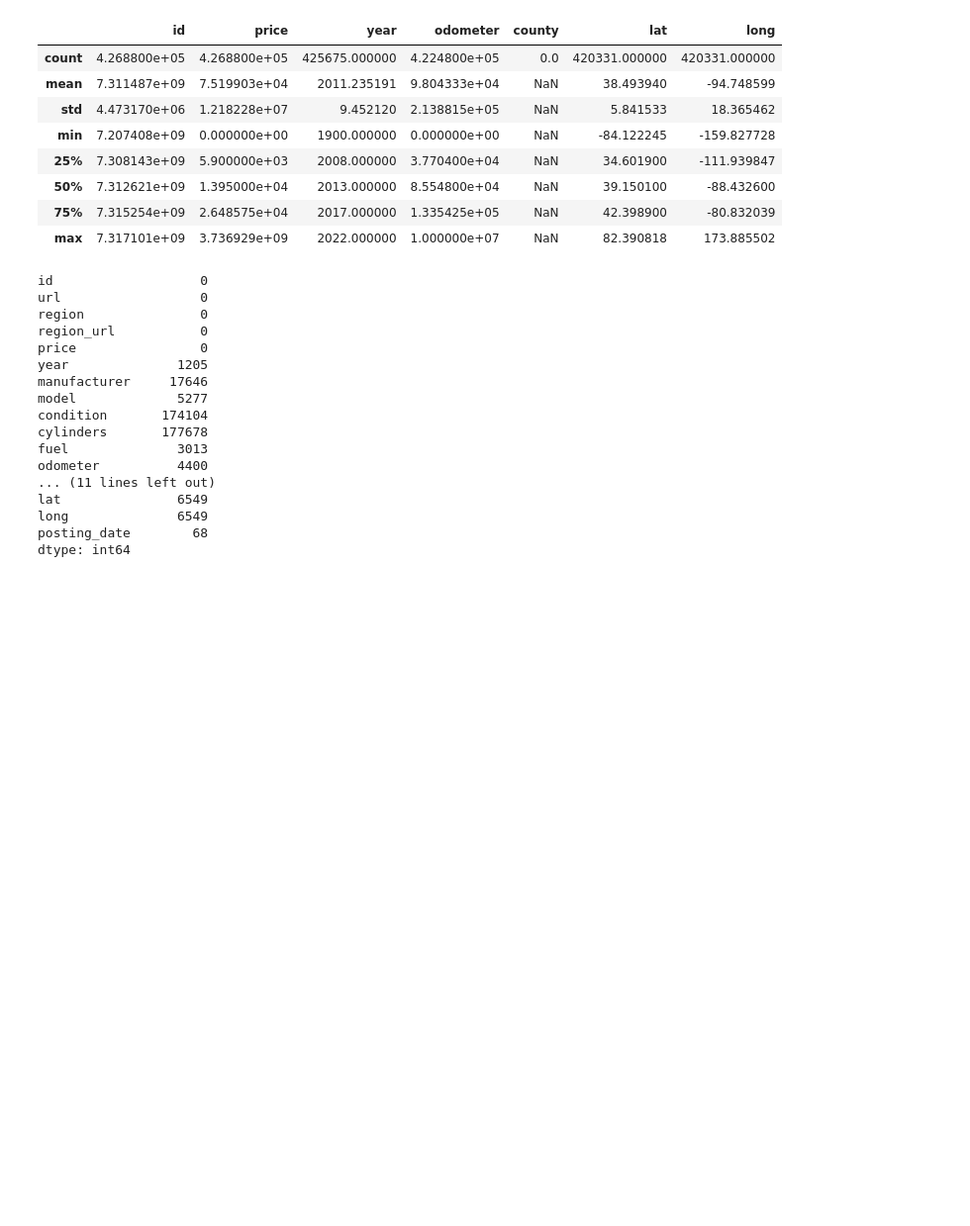
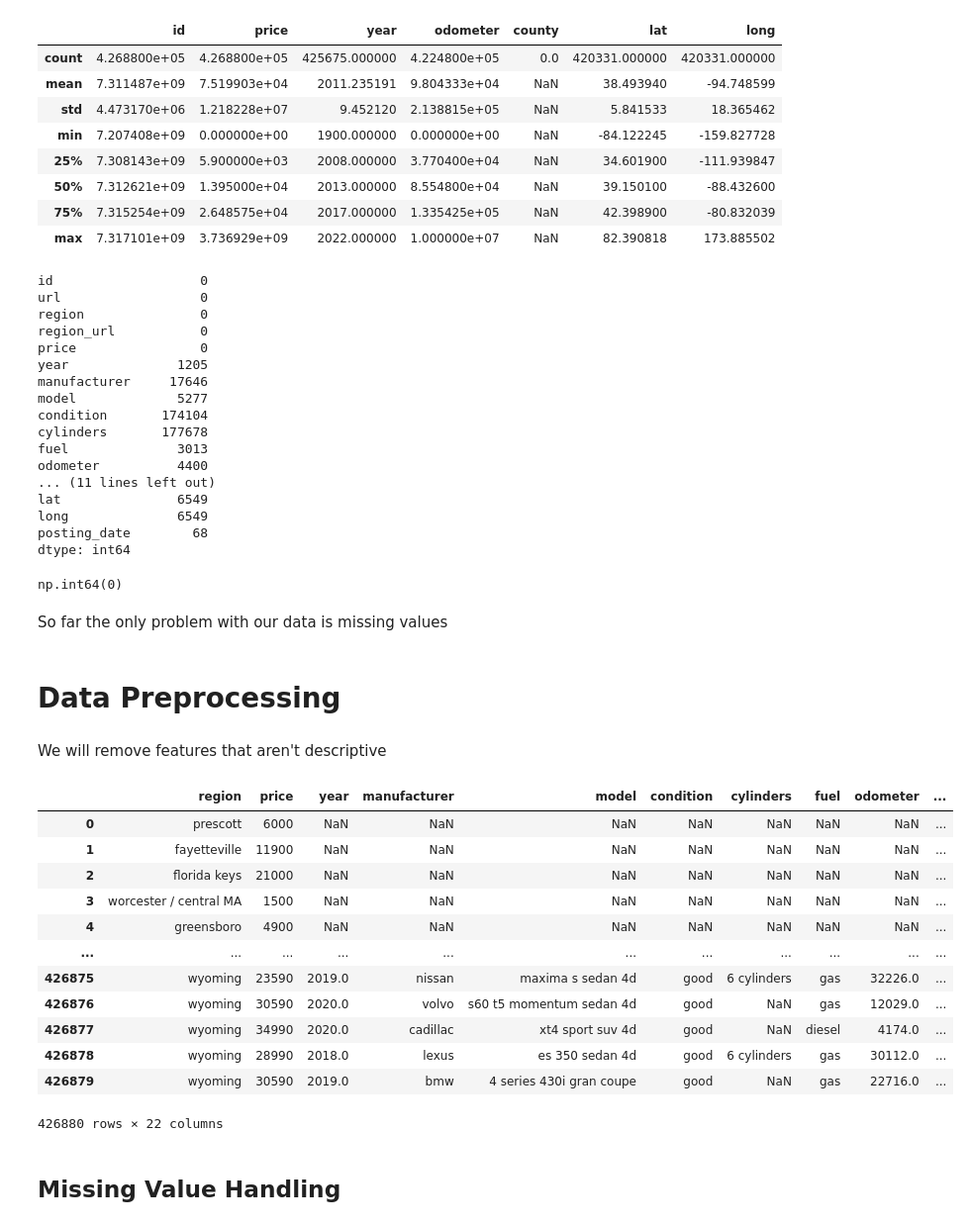
Before and after one commit to RandyTunru/Used-Cars-Exploratory-Analysis-and-Modelling, a Jupyter notebook: index.ipynb, the cells around one changed output. Shown: that part at 99% size. Cells and saved outputs as stored; diff of their text form; code cells hidden in the pictures; blank space fills up the shorter version.

```diff
--- a/index.ipynb
+++ b/index.ipynb
@@ -98,3 +100,34 @@ lat               6549
 long              6549
 posting_date        68
 dtype: int64
+# %%
+vehicles_dataset.duplicated().sum()
+# %% [output]
+np.int64(0)
+# %% [markdown]
+So far the only problem with our data is missing values
+# %% [markdown]
+# Data Preprocessing
+# %% [markdown]
+We will remove features that aren't descriptive
+# %%
+excluded_columns = ["id", "region_url", "url", "image_url"]
+# %%
+main_dataset = vehicles_dataset.loc[ : , [col for col in vehicles_dataset if col not in excluded_columns]]
+main_dataset
+# %% [output]
+|  | region | price | year | manufacturer | model | condition | cylinders | fuel | odometer | ... |
+| 0 | prescott | 6000 | NaN | NaN | NaN | NaN | NaN | NaN | NaN | ... |
+| 1 | fayetteville | 11900 | NaN | NaN | NaN | NaN | NaN | NaN | NaN | ... |
+| 2 | florida keys | 21000 | NaN | NaN | NaN | NaN | NaN | NaN | NaN | ... |
+| 3 | worcester / central MA | 1500 | NaN | NaN | NaN | NaN | NaN | NaN | NaN | ... |
+| 4 | greensboro | 4900 | NaN | NaN | NaN | NaN | NaN | NaN | NaN | ... |
+| ... | ... | ... | ... | ... | ... | ... | ... | ... | ... | ... |
+| 426875 | wyoming | 23590 | 2019.0 | nissan | maxima s sedan 4d | good | 6 cylinders | gas | 32226.0 | ... |
+| 426876 | wyoming | 30590 | 2020.0 | volvo | s60 t5 momentum sedan 4d | good | NaN | gas | 12029.0 | ... |
+| 426877 | wyoming | 34990 | 2020.0 | cadillac | xt4 sport suv 4d | good | NaN | diesel | 4174.0 | ... |
+| 426878 | wyoming | 28990 | 2018.0 | lexus | es 350 sedan 4d | good | 6 cylinders | gas | 30112.0 | ... |
+| 426879 | wyoming | 30590 | 2019.0 | bmw | 4 series 430i gran coupe | good | NaN | gas | 22716.0 | ... |
+426880 rows × 22 columns
+# %% [markdown]
+## Missing Value Handling
```
Also changed, not shown: parts of 7 cells of this notebook.
